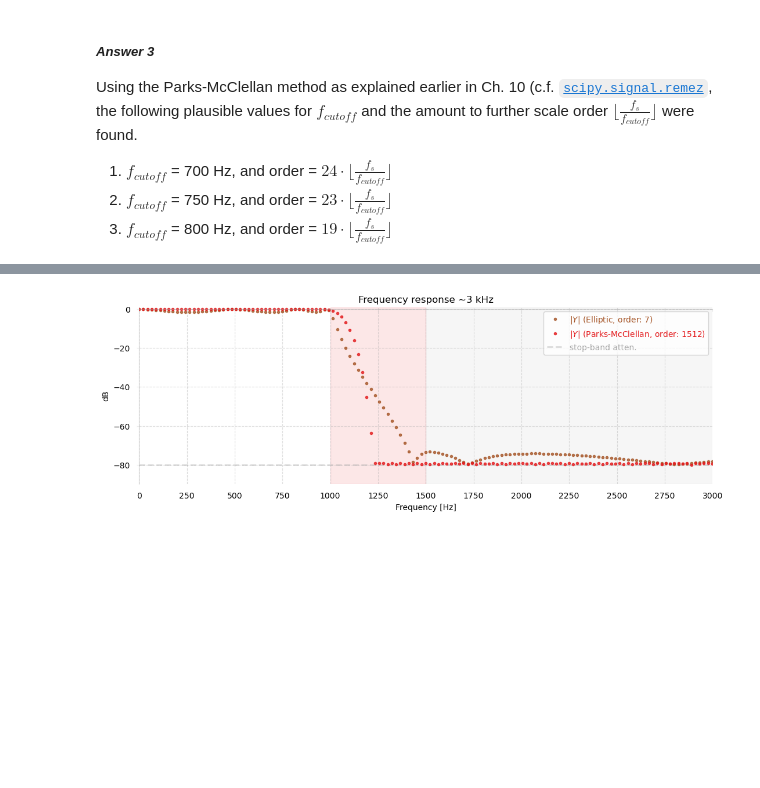
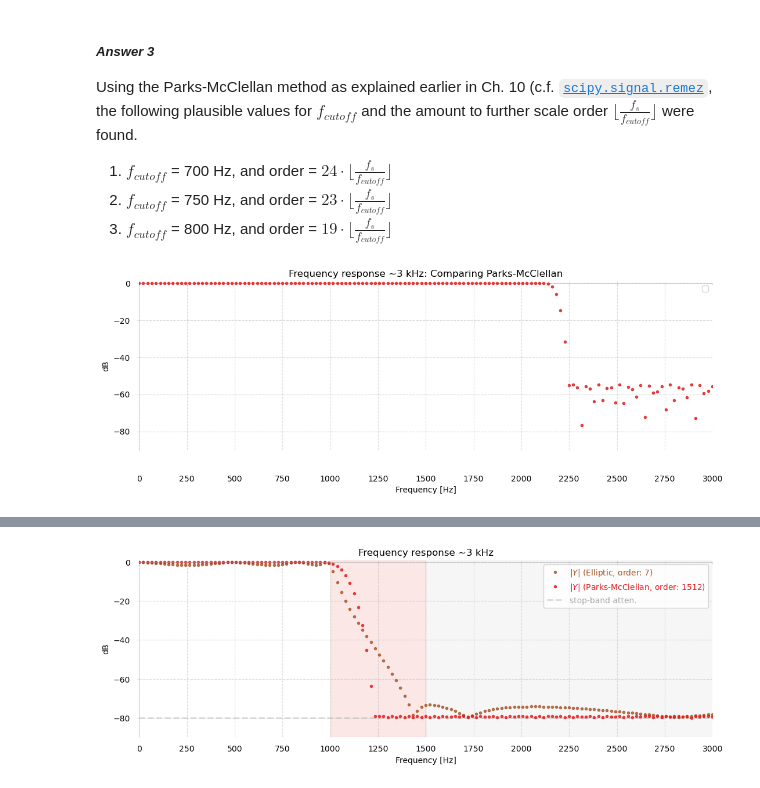
Before and after one commit to buruzaemon/digital-signals-theory, a Jupyter notebook: DST_CH11.ipynb, the cells around one changed output, grey strips where cells are left out. Saved outputs shown, nothing was run; the diff lists cells and outputs as text; code cells hidden in the pictures; blank space fills up the shorter version.

```diff
--- a/DST_CH11.ipynb
+++ b/DST_CH11.ipynb
@@ -1213,6 +1213,57 @@ Using the Parks-McClellan method as explained earlier in Ch. 10 (c.f. [`scipy.si
 1. $f_{cutoff}$ = 700 Hz, and order = $24 \cdot \lfloor\frac{f_{s}}{f_{cutoff}}\rfloor$
 2. $f_{cutoff}$ = 750 Hz, and order = $23 \cdot \lfloor\frac{f_{s}}{f_{cutoff}}\rfloor$
 3. $f_{cutoff}$ = 800 Hz, and order = $19 \cdot \lfloor\frac{f_{s}}{f_{cutoff}}\rfloor$
+# %%
+_f_cutoff = 1024
+_order = fs // _f_cutoff
+_scale = 60
+
+
+# Build the filter using the Remez method
+# We'll use the following bands:
+#    Pass band: [0, 0.75 * f_cutoff]  (begin to transition at 75% of our cutoff)
+#          gain: 1
+#    Stop band: [f_cutoff, fs/2]  (attenuate everything above the cutoff)
+#          gain: 0
+_hpm = sp.signal.remez(
+    _scale*_order,
+    [0, 0.95*_f_cutoff, _f_cutoff, fs/2],  # Our frequency bands
+    [1, 0],  # Our target gain for each band
+    fs=fs
+)
+
+_y = sp.signal.convolve(x, _hpm)
+_Y = np.fft.rfft(_y)
+
+
+# -------------------------------------
+#
+fig, ax = plt.subplots(figsize=(11, 4))
+
+ax.set(title='Frequency response ~3 kHz: Comparing Parks-McClellan')
+ax.set(ylabel='dB', xlabel='Frequency [Hz]')
+ax.grid(linestyle='--', alpha=0.4, color='#A9A9A9')
+# Eliminate upper and right axes
+ax.spines['right'].set_color('none')
+ax.spines['top'].set_color('none')
+ax.spines['left'].set(position='zero', color='#A9A9A9', alpha=0.4)
+ax.spines['bottom'].set(position='zero', color='#A9A9A9', alpha=0.4)
+ax.set_yticks([0, -20, -40, -60, -80])
+ax.set_xticks([0, 250, 500, 750, 1000, 1250, 1500, 1750, 2000, 2250, 2500, 2750, 3000])
+ax.tick_params(axis='y', which=u'both', length=3, pad=8, color='#A9A9A940')
+ax.tick_params(axis='x', which=u'both', length=3, pad=235, color='#A9A9A940')
+
+ax.step(freqs, 20 * np.log10(np.abs(_Y)[:len(freqs)] + 1e-4), linestyle='', marker='.', zorder=3, alpha=0.8, color='#e41a1c')
+
+
+ax.set(ylim=[-90., 0.9], xlim=[-0.5, 3000])
+ax.set(ylabel='dB')
+
+fig.tight_layout()
+ax.legend(loc='upper right', labelcolor='linecolor')
+plt.show()
+# %% [output]
+[figure, added]
 # %%
 # these values were found by trial & error
 recutoff2scale = {
```
Also changed, not shown: parts of 17 cells of this notebook, 1 other file.
